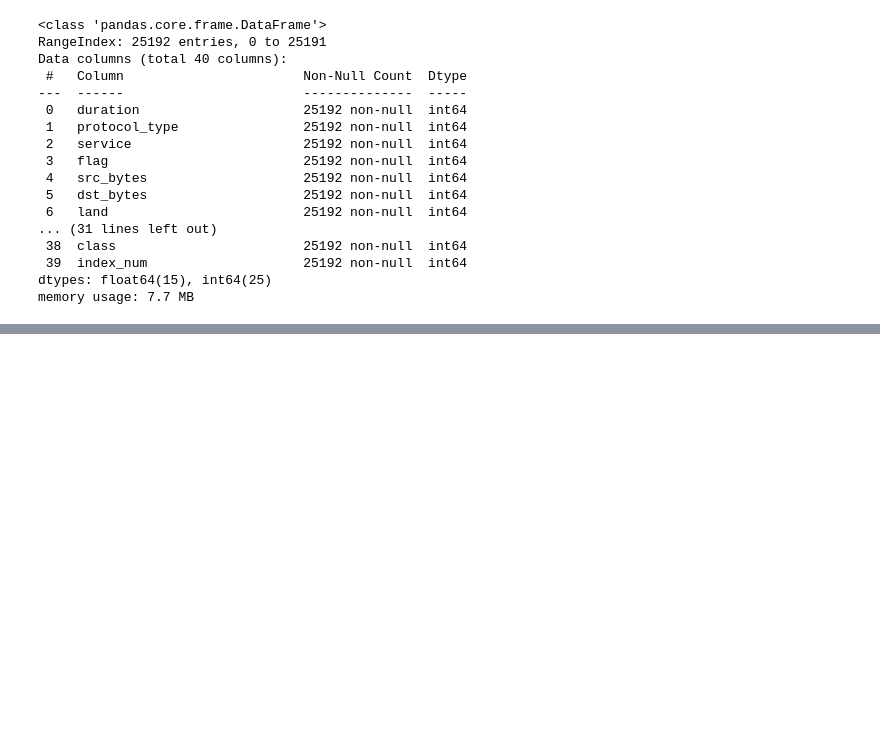
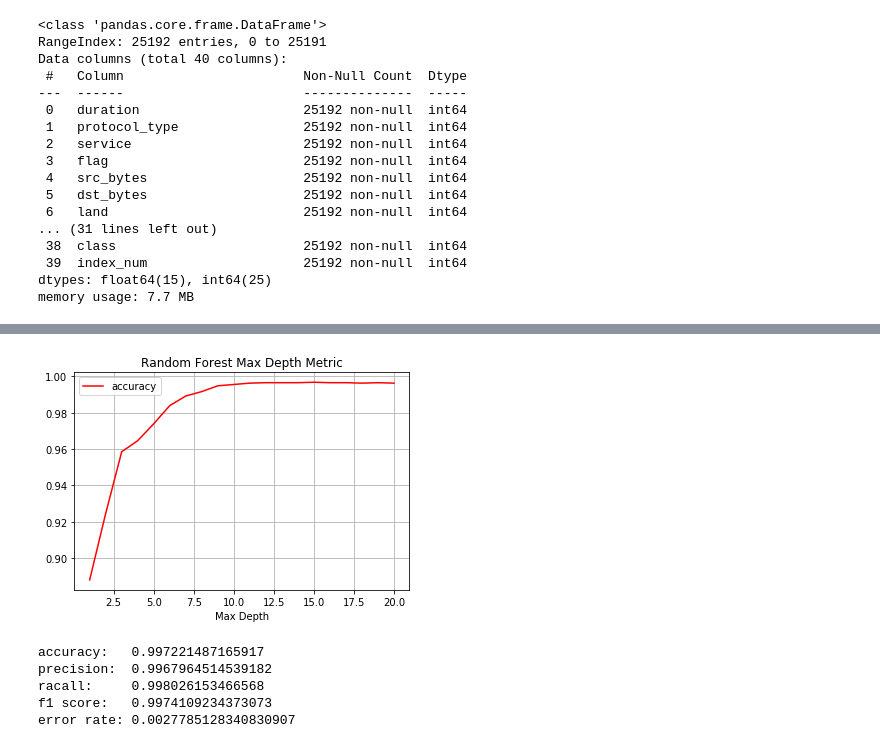
Before and after one commit to lani009/IDS-DataMining, a Jupyter notebook: experiment/random forest/RandomForest.ipynb, the cells around one changed output, grey strips where cells are left out. Cells and saved outputs as stored; diff of their text form; code cells hidden in the pictures; blank space fills up the shorter version.

```diff
--- a/experiment/random forest/RandomForest.ipynb
+++ b/experiment/random forest/RandomForest.ipynb
@@ -28,11 +28,11 @@ dtypes: float64(15), int64(25)
 memory usage: 7.7 MB
 # %%
 X, y = df.drop(columns=["class", "index_num"]), df['class']
-X_train, X_test, y_train, y_test = train_test_split(X, y, test_size=0.2, shuffle=True, random_state=42)
+X_train, X_test, y_train, y_test = train_test_split(X, y, test_size=0.3, shuffle=True, random_state=0)
 X_train.reset_index(drop=True, inplace=True)
 X_test.reset_index(drop=True, inplace=True)
 y_train.reset_index(drop=True, inplace=True)
-X_test.reset_index(drop=True, inplace=True)
+y_test.reset_index(drop=True, inplace=True)
 
 X_train.info()
 # %% [output]
@@ -64,5 +63,0 @@ Shape of y_test: (5039,)
-# %%
-from sklearn.ensemble import RandomForestClassifier
-
-clf = RandomForestClassifier(n_estimators=20, max_depth=5,random_state=0)
-clf.fit(X_train, y_train)
@@ -70,0 +64,18 @@ RandomForestClassifier(max_depth=5, n_estimators=20, random_state=0)
+# %%
+from sklearn.ensemble import RandomForestClassifier
+from sklearn.metrics import accuracy_score
+
+clf_vector = list()
+
+for m_depth_iter in range(1, 21):
+    clf_item = RandomForestClassifier(n_estimators=100, max_depth=m_depth_iter, random_state=0, criterion='entropy')
+    clf_item.fit(X_train, y_train)
+    clf_vector.append(clf_item)
+
+plot_vector = []
+for clf_item in clf_vector:
+    clf_y_pred = clf_item.predict(X_test)
+
+    accu = accuracy_score(y_test, clf_y_pred)
+    print(f"depth: {clf_item.max_depth}  {accu}")
+    plot_vector.append([clf_item.max_depth, accu])
@@ -71,2 +103,39 @@ RandomForestClassifier(max_depth=5, n_estimators=20, random_state=0)
+# %%
+plot_vec = pd.DataFrame(plot_vector)
+depth_x = plot_vec[:][0]
+plt.xlabel('Max Depth')
+plt.title('Random Forest Max Depth Metric')
+plt.plot(depth_x, plot_vec[:][1], 'r', label='accuracy')
+plt.grid(True)
+plt.legend()
+plt.savefig('./output/random forest max depth.png')
+plt.show()
+# %% [output]
+[figure, added]
+# %%
+from sklearn.metrics import confusion_matrix
+clf = clf_vector[14]
+clf_y_pred = clf.predict(X_test)
+
+conf_mat = confusion_matrix(y_test, clf_y_pred)
+accuracy = (conf_mat[0][0]+conf_mat[1][1])/conf_mat.sum()
+precision = conf_mat[0][0]/(conf_mat[0][0]+conf_mat[1][0])
+recall = conf_mat[0][0]/(conf_mat[0][0]+conf_mat[0][1])
+f1 = 2*(precision*recall)/(precision+recall)
+error_rate = (conf_mat[0][1]+conf_mat[1][0])/conf_mat.sum()
+
+
+
+print(f'accuracy:   {accuracy}')
+print(f'precision:  {precision}')
+print(f'racall:     {recall}')
+print(f'f1 score:   {f1}')
+print(f'error rate: {error_rate}')
+# %% [output]
+accuracy:   0.997221487165917
+precision:  0.9967964514539182
+racall:     0.998026153466568
+f1 score:   0.9974109234373073
+error rate: 0.0027785128340830907
 # %%
 from IPython import display
```
Also changed, not shown: parts of 11 cells of this notebook, 13 other files.
